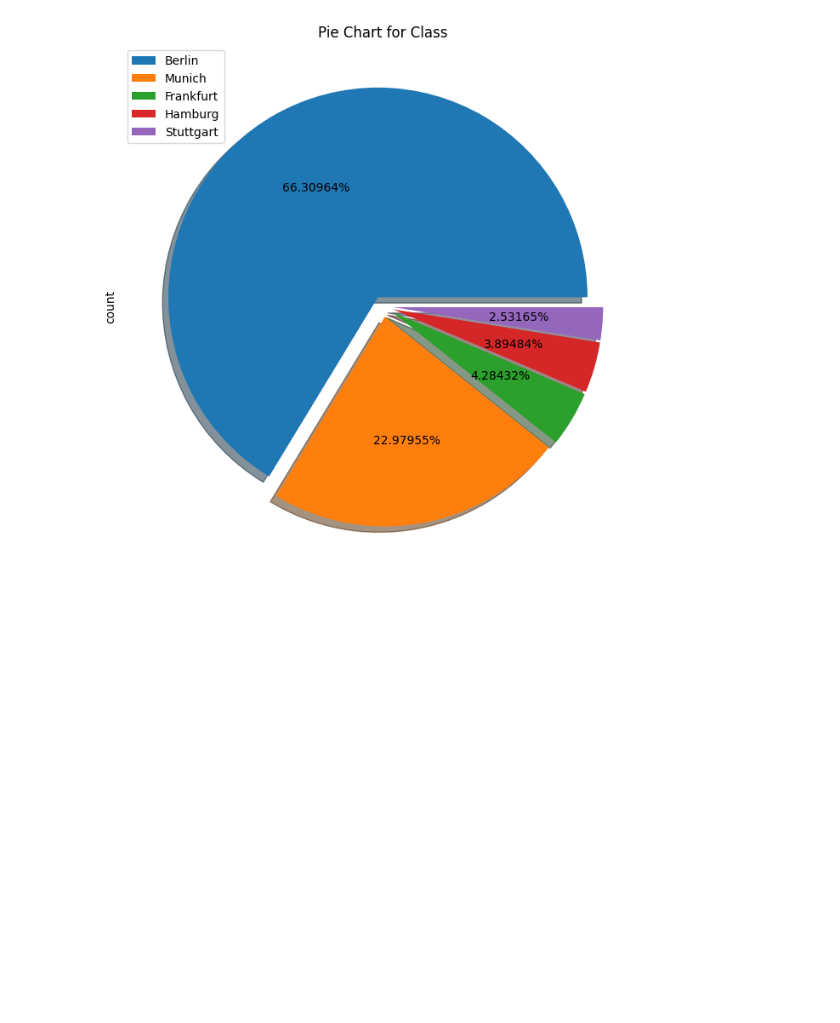
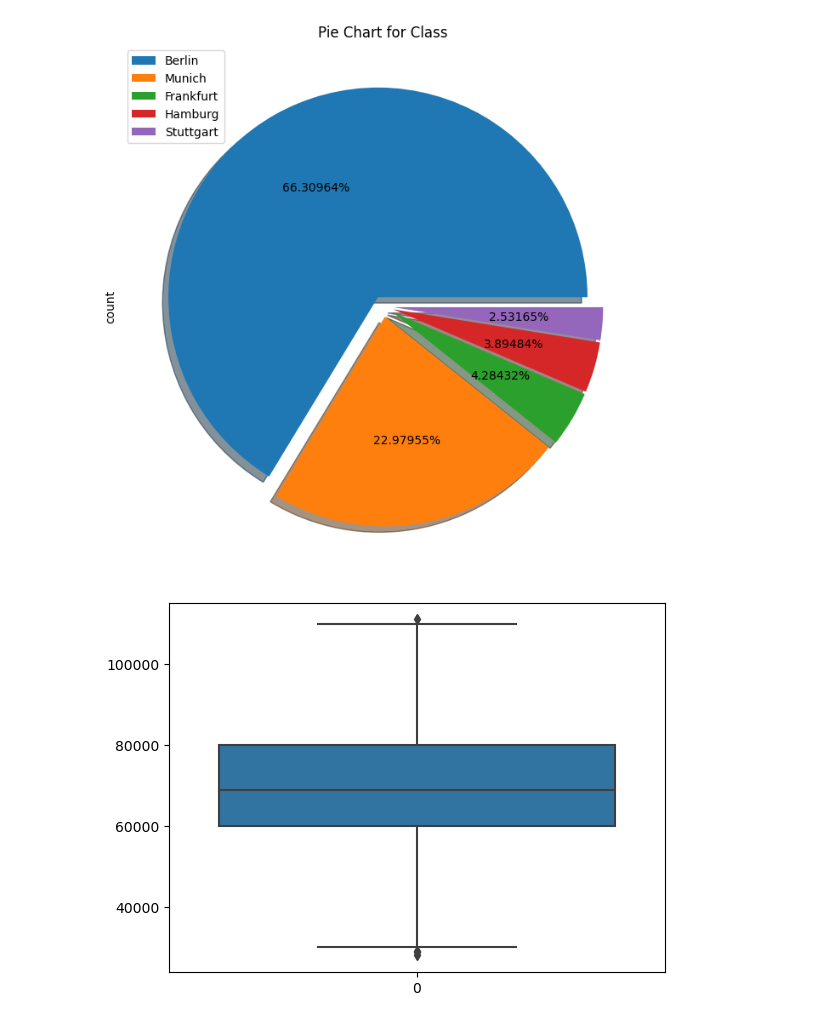
Before and after one commit to T2ABIZZY/IT_Salary_Survey_EU-_2020_EDA, a Jupyter notebook: IT_Salary_survey_EDA.ipynb, the cells around one changed output. Drawn from its saved outputs; the diff is of its cells as text; code cells hidden in the pictures; blank space fills up the shorter version.

```diff
--- a/IT_Salary_survey_EDA.ipynb
+++ b/IT_Salary_survey_EDA.ipynb
@@ -82,0 +106,11 @@ numerical_feautures.describe().T
+# %%
+Q1 = np.percentile(df['Yearly brutto salary (without bonus and stocks) in EUR'], 25, method='midpoint')
+Q3 = np.percentile(df['Yearly brutto salary (without bonus and stocks) in EUR'], 75, method='midpoint')
+IQR = Q3 - Q1
+upper=Q3+1.5*IQR
+lower=Q1-1.5*IQR
+upper_array = np.where(df['Yearly brutto salary (without bonus and stocks) in EUR']>=upper)[0]
+lower_array = np.where(df['Yearly brutto salary (without bonus and stocks) in EUR']<=lower)[0]
+print(upper_array)
+df.drop(index=upper_array, inplace=True)
+df.drop(index=lower_array, inplace=True)
@@ -150,3 +207,9 @@ plt.legend(loc='upper left',labels=df['City'].value_counts().iloc[:5].index)
 plt.show()
 # %% [output]
 [figure]
+# %%
+
+sns.boxplot(df["Yearly brutto salary (without bonus and stocks) in EUR"])
+plt.show()
+# %% [output]
+[figure, added]
```
Also changed, not shown: parts of 14 cells of this notebook.
